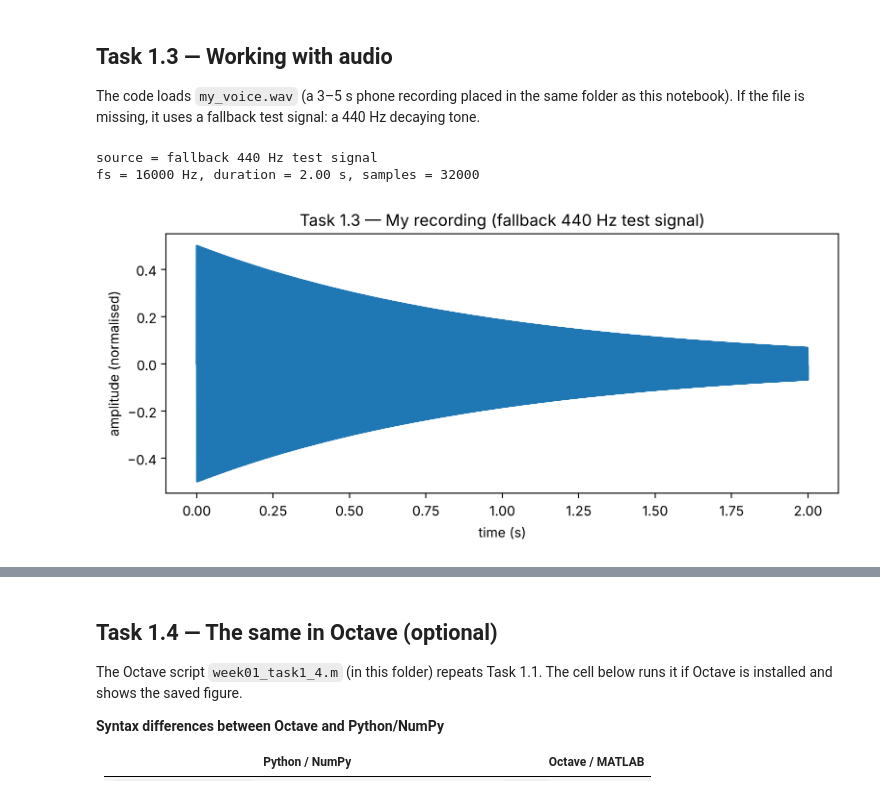
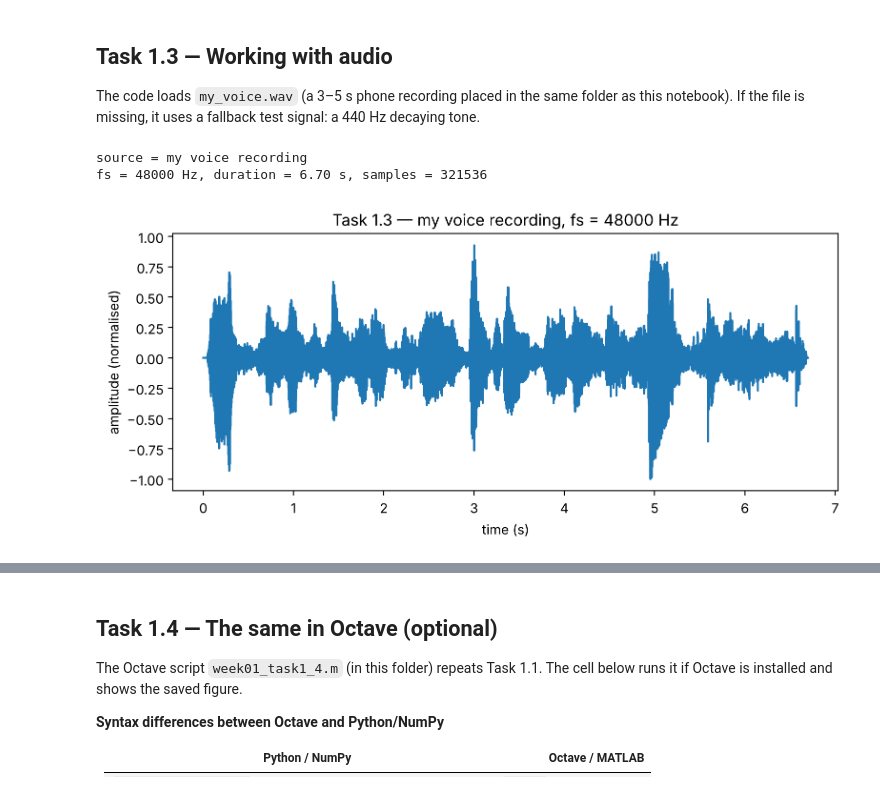
Before and after one commit to maimunahaji900-ship-it/DSP-LABS, a Jupyter notebook: Week01/COU07506_Week01_250242423358.ipynb, the cells around one changed output, grey strips where cells are left out. Drawn from its saved outputs; the diff is of its cells as text; code cells hidden in the pictures.

Commit message:
Weeks 1-2: add my voice recording and re-run notebooks

```diff
--- a/Week01/COU07506_Week01_250242423358.ipynb
+++ b/Week01/COU07506_Week01_250242423358.ipynb
@@ -113,27 +113,27 @@ the file is missing, it uses a fallback test signal: a 440 Hz decaying tone.
 # %%
 import os
 fname = "my_voice.wav"                      # change to your file name
 if os.path.exists(fname):
     fs, x = wavfile.read(fname)
     if x.ndim > 1:                          # stereo -> mono
         x = x.mean(axis=1)
     x = x / np.max(np.abs(x))               # normalise to [-1, 1]
-    source = "my recording"
+    source = "my voice recording"
 else:                                       # fallback test signal
     fs = 16000
     t = np.arange(0, 2, 1/fs)
     x = 0.5*np.sin(2*np.pi*440*t) * np.exp(-t)
     source = "fallback 440 Hz test signal"
 t = np.arange(len(x)) / fs
 print(f"source = {source}")
 print(f"fs = {fs} Hz, duration = {len(x)/fs:.2f} s, samples = {len(x)}")
 plt.plot(t, x)
 plt.xlabel("time (s)"); plt.ylabel("amplitude (normalised)")
-plt.title(f"Task 1.3 — My recording ({source})"); plt.show()
+plt.title(f"Task 1.3 — {source}, fs = {fs} Hz"); plt.show()
 # %% [output]
-source = fallback 440 Hz test signal
-fs = 16000 Hz, duration = 2.00 s, samples = 32000
+source = my voice recording
+fs = 48000 Hz, duration = 6.70 s, samples = 321536
-[figure, old version]
+[figure, new version]
 # %%
 # Play back (headphones recommended)
 Audio(x, rate=fs)
```
Also changed, not shown: parts of 1 cell of this notebook, 2 other files.
